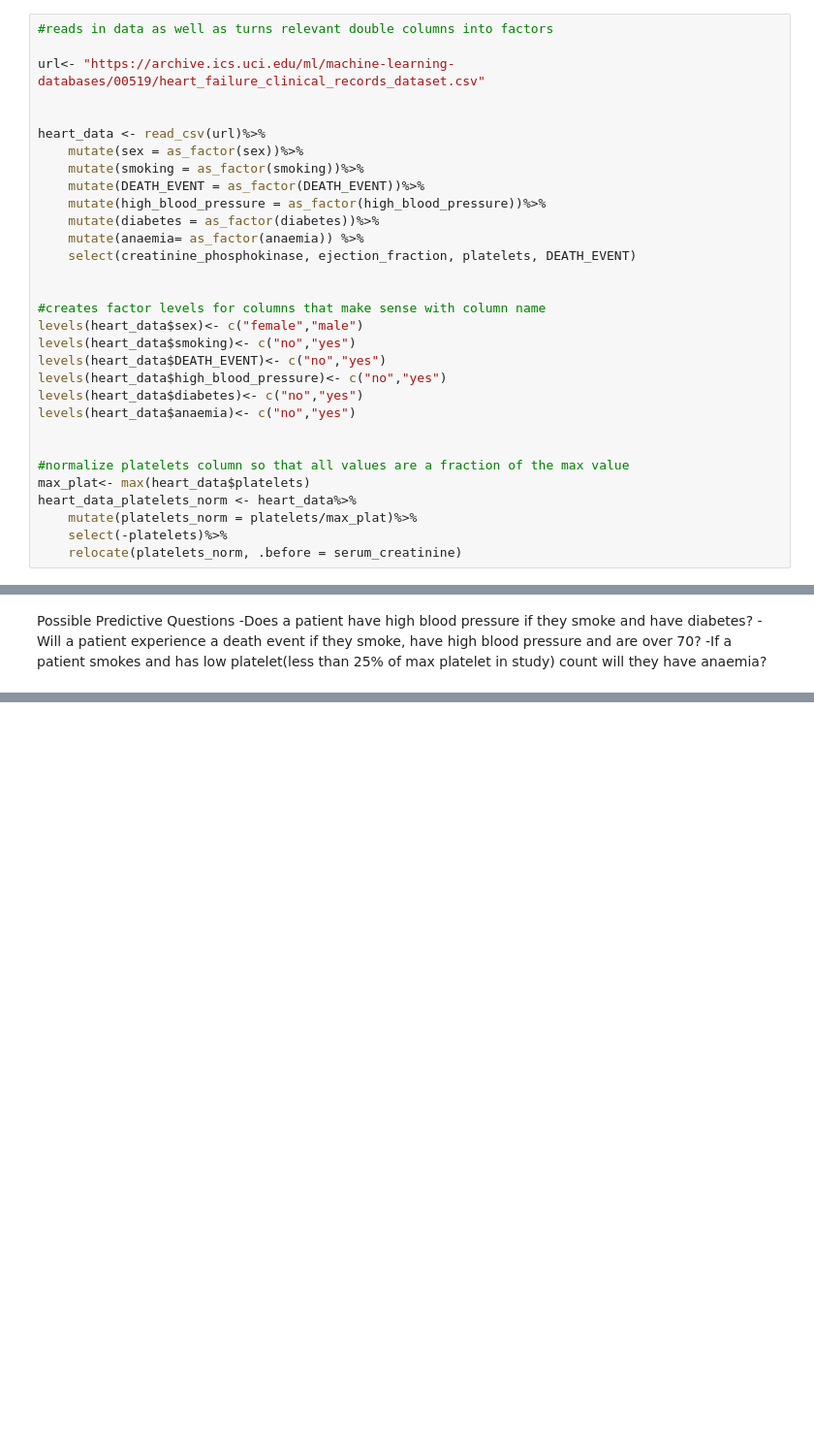
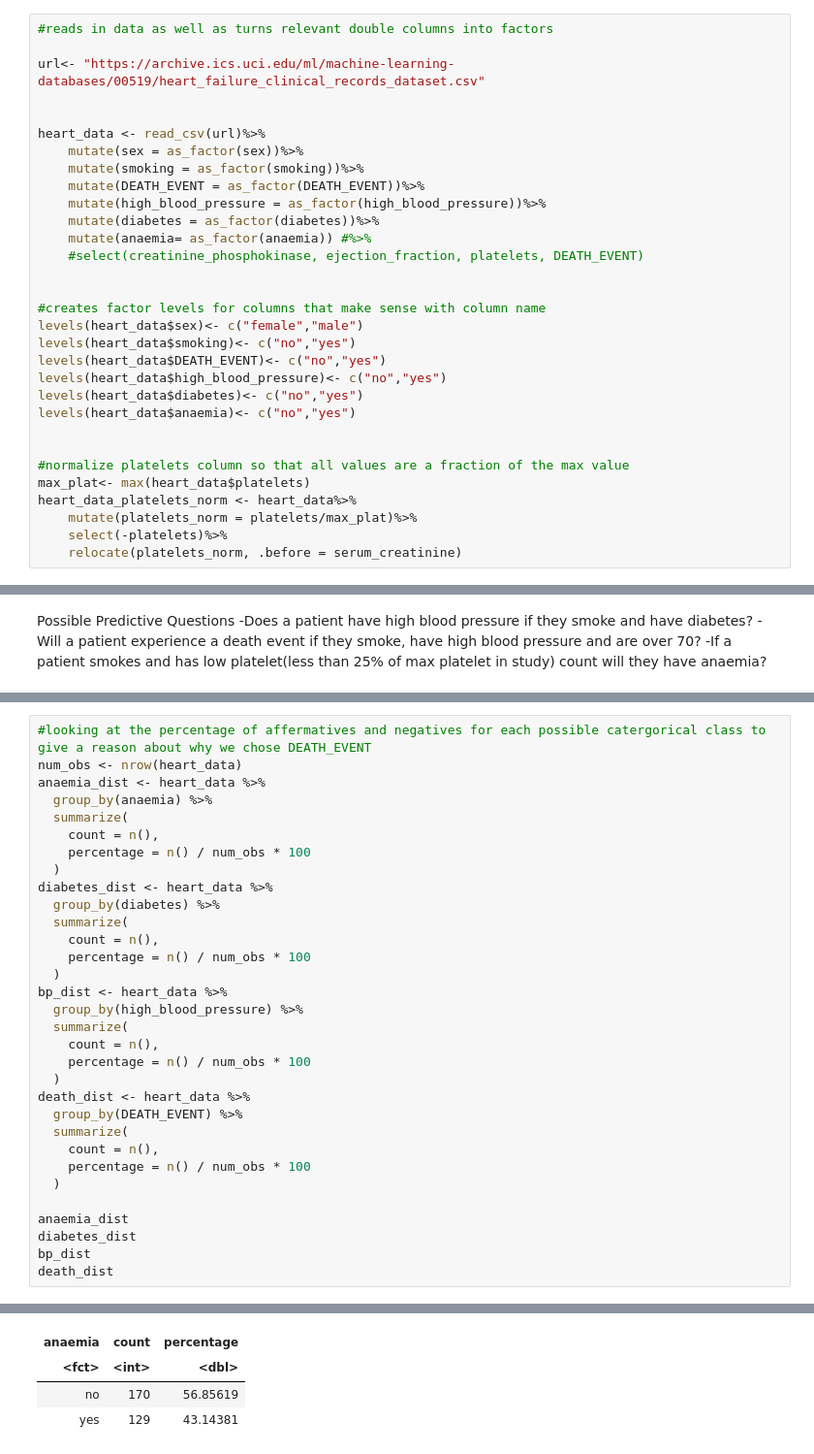
Before and after one commit to agoel25/Heart-Failure-Classifier, a Jupyter notebook: Proposal.ipynb, the cells around one changed output, grey strips where cells are left out. Shown at 97% size. Drawn from its saved outputs; the diff is of its cells as text; blank space fills up the shorter version.

```diff
--- a/Proposal.ipynb
+++ b/Proposal.ipynb
@@ -36,8 +18,8 @@ heart_data <- read_csv(url)%>%
     mutate(DEATH_EVENT = as_factor(DEATH_EVENT))%>%
     mutate(high_blood_pressure = as_factor(high_blood_pressure))%>%
     mutate(diabetes = as_factor(diabetes))%>%
-    mutate(anaemia= as_factor(anaemia)) %>%
-    select(creatinine_phosphokinase, ejection_fraction, platelets, DEATH_EVENT)
+    mutate(anaemia= as_factor(anaemia)) #%>%
+    #select(creatinine_phosphokinase, ejection_fraction, platelets, DEATH_EVENT)
 
 
 #creates factor levels for columns that make sense with column name
@@ -118,0 +73,33 @@ Expected Outcomes:
+# %%
+#looking at the percentage of affermatives and negatives for each possible catergorical class to give a reason about why we chose DEATH_EVENT
+num_obs <- nrow(heart_data)
+anaemia_dist <- heart_data %>%
+  group_by(anaemia) %>%
+  summarize(
+    count = n(),
+    percentage = n() / num_obs * 100
+  )
+diabetes_dist <- heart_data %>%
+  group_by(diabetes) %>%
+  summarize(
+    count = n(),
+    percentage = n() / num_obs * 100
+  )
+bp_dist <- heart_data %>%
+  group_by(high_blood_pressure) %>%
+  summarize(
+    count = n(),
+    percentage = n() / num_obs * 100
+  )
+death_dist <- heart_data %>%
+  group_by(DEATH_EVENT) %>%
+  summarize(
+    count = n(),
+    percentage = n() / num_obs * 100
+  )
+
+anaemia_dist
+diabetes_dist
+bp_dist
+death_dist
+# %% [output]
@@ -118,0 +114,4 @@ Expected Outcomes:
+| anaemia | count | percentage |
+| <fct> | <int> | <dbl> |
+| no | 170 | 56.85619 |
+| yes | 129 | 43.14381 |
```
Also changed, not shown: parts of 9 cells of this notebook.
